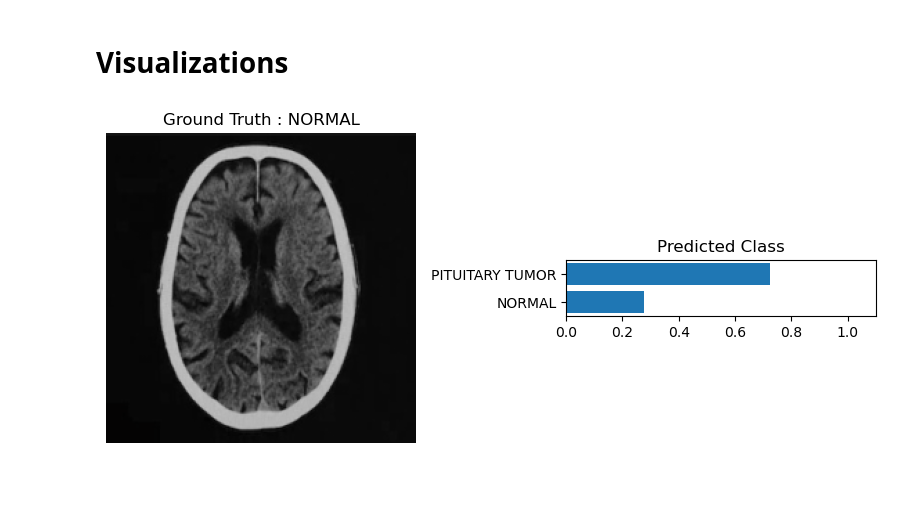
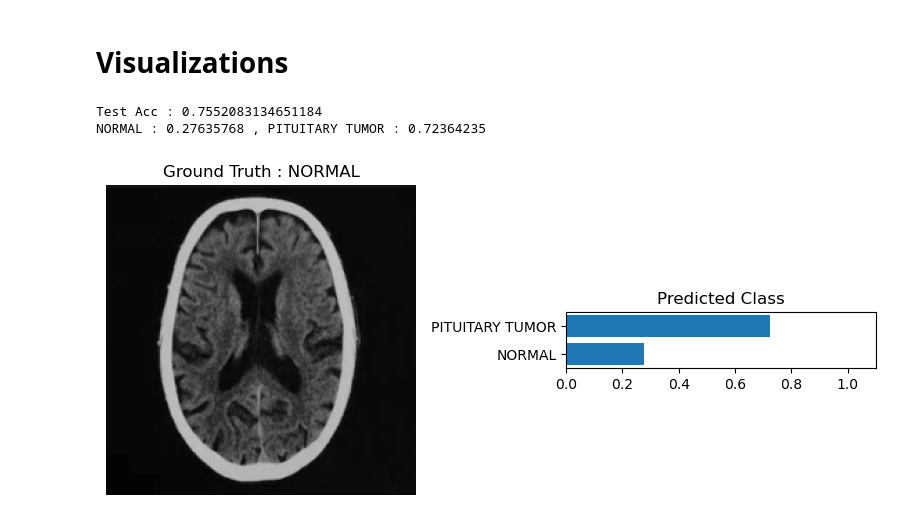
Before and after one commit to jbaik1/CS-188-CV-Final-Project, a Jupyter notebook: Brain_Tumor_Classifier.ipynb, the cells around one changed output. Drawn from its saved outputs; the diff is of its cells as text; code cells hidden in the pictures; blank space fills up the shorter version.

Commit message:
visualizations

```diff
--- a/Brain_Tumor_Classifier.ipynb
+++ b/Brain_Tumor_Classifier.ipynb
@@ -280,7 +279,7 @@ Test Acc : 0.7552083134651184
 # resnet18
 # %%
 class CFG:
-  epochs = 2                             # No. of epochs for training the model
+  epochs = 4                             # No. of epochs for training the model
   lr = 0.001                              # Learning rate
 
   model_name = 'resnet18'    # Model name (we are going to import model from timm)
@@ -358,7 +362,7 @@ Test Acc : 0.8732638955116272
 # %%
 class CFG:
 
-  epochs = 2                             # No. of epochs for training the model
+  epochs = 4                            # No. of epochs for training the model
   lr = 0.001                              # Learning rate
   batch_size = 1
 
@@ -432,7 +440,7 @@ Test Acc : 0.6480447053909302
 # %%
 class CFG:
 
-  epochs = 2                             # No. of epochs for training the model
+  epochs = 4                             # No. of epochs for training the model
   lr = 0.001                              # Learning rate
   batch_size = 16
 
@@ -507,10 +522,22 @@ Test Acc : 0.828125
 # %%
-image,label = testset[5]
+def visualize(model, image, label, trainer, testloader):
+    model.to(device)
+    image.to(device)
 
-ps = logistic_model(image.to(device).unsqueeze(0))
+    model.eval()
+    avg_test_loss, avg_test_acc = trainer.valid_batch_loop(model,testloader)
+    print("Test Acc : {}".format(avg_test_acc))
 
-ps = F.softmax(ps,dim = 1)
-
-view_classify(image,ps,label)
+    ps = model(image.unsqueeze(0).cuda())
+    ps = F.softmax(ps,dim = 1)
+    view_classify(image,ps,label)
-# %% [output]
-[figure, removed]
+# %%
+#visualize logistic
+logistic_model = LogisticRegression(input_dim=3*224*224, output_dim=2)
+logistic_model.load_state_dict(torch.load(os.getcwd() +'/TumorModel.pt'))
+
+visualize(logistic_model, image, label, trainer, testloader)
+# %% [output]
+Test Acc : 0.7552083134651184
+NORMAL : 0.27635768 , PITUITARY TUMOR : 0.72364235
+[figure, added]
```
Also changed, not shown: parts of 15 cells of this notebook, 3 other files.
